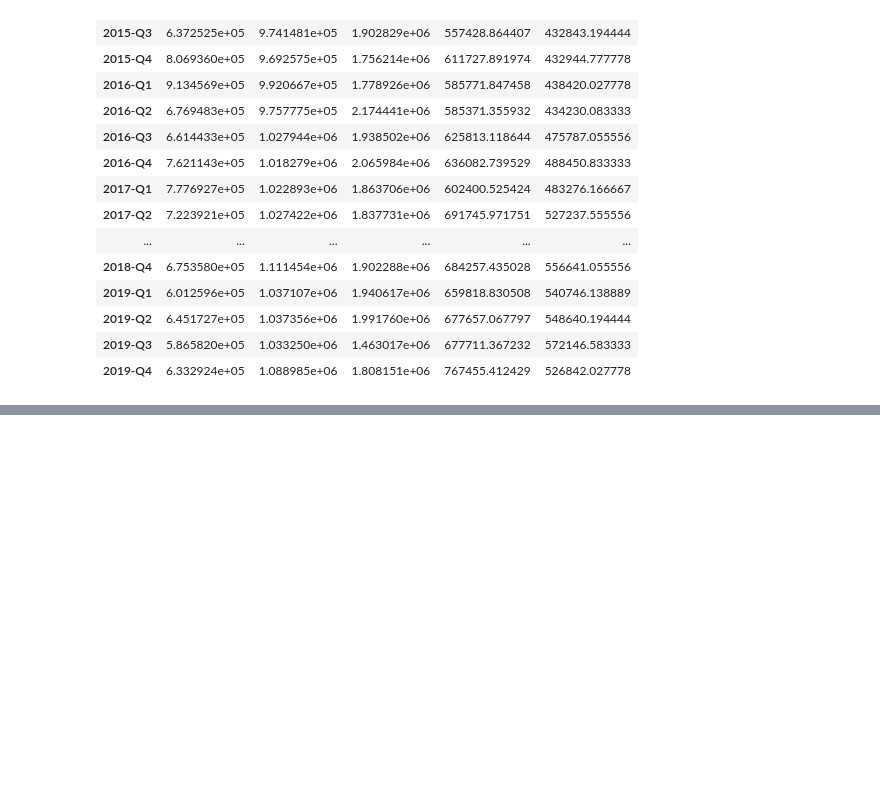
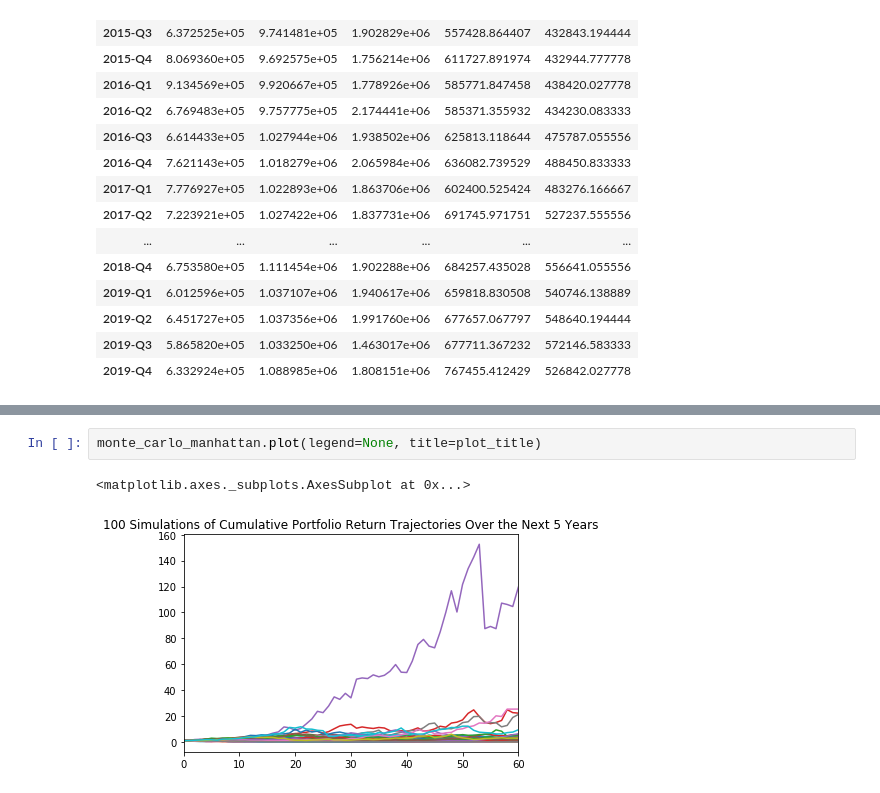
Before and after one commit to ShakedRj/NYC_Real_Estate, a Jupyter notebook: sale_analysis.ipynb, the cells around one changed output, grey strips where cells are left out. Cells and saved outputs as stored; diff of their text form; blank space fills up the shorter version.

```diff
--- a/sale_analysis.ipynb
+++ b/sale_analysis.ipynb
@@ -144,0 +222,5 @@ quarter_sale_df
+# %%
+monte_carlo_manhattan.plot(legend=None, title=plot_title)
+# %% [output]
+<matplotlib.axes._subplots.AxesSubplot at 0x...>
+[figure, added]
```
Also changed, not shown: parts of 11 cells of this notebook.
